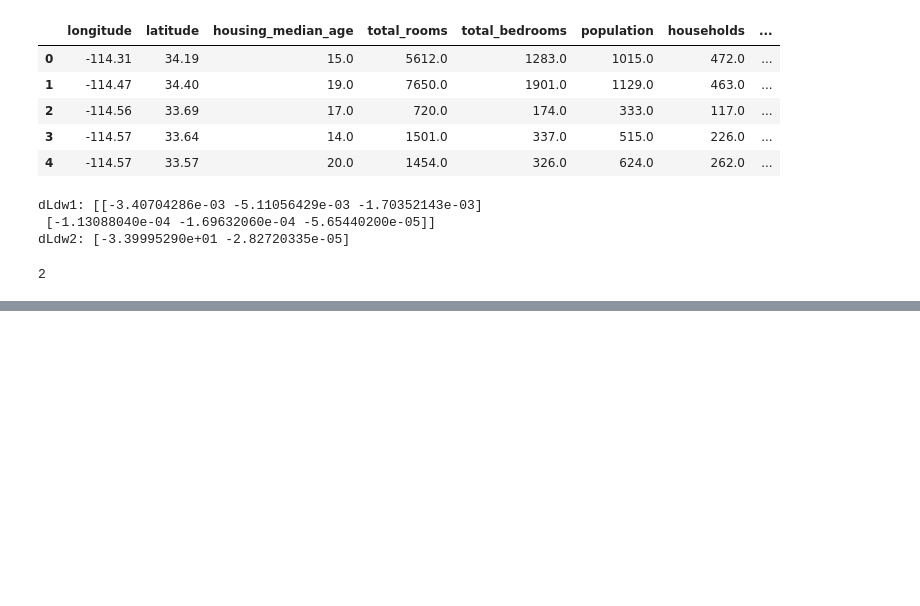
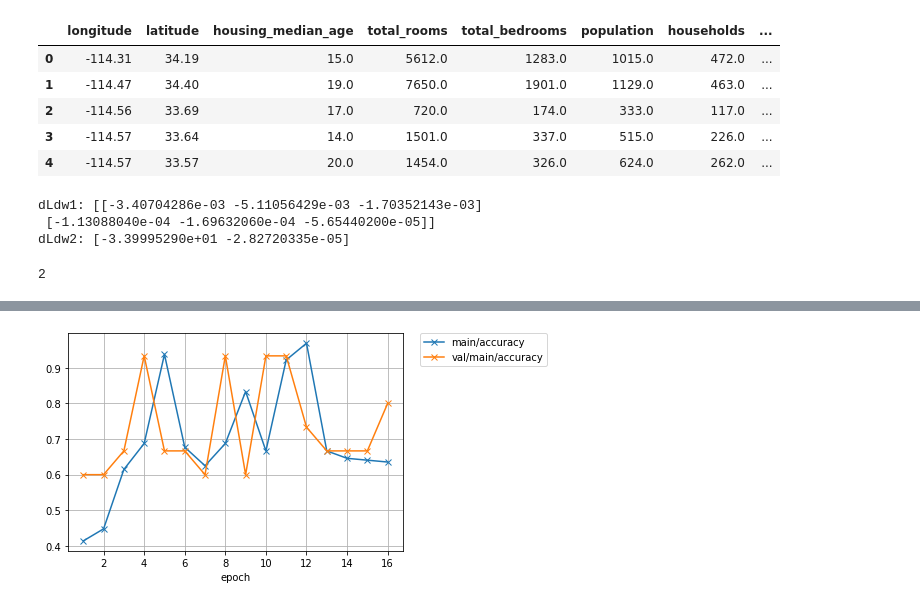
Before and after one commit to hiiragi-kaede/chainer_practice, a Jupyter notebook: Chainer.ipynb, the cells around one changed output, grey strips where cells are left out. Drawn from its saved outputs; the diff is of its cells as text; code cells hidden in the pictures; blank space fills up the shorter version.

```diff
--- a/Chainer.ipynb
+++ b/Chainer.ipynb
@@ -604,0 +939,6 @@ l1/W :   (100, 4)
+# %%
+from IPython.display import Image
+Image('results/iris_result5/loss.png')
+Image('results/iris_result5/accuracy.png')
+# %% [output]
+[figure, added]
```
Also changed, not shown: parts of 6 cells of this notebook.
